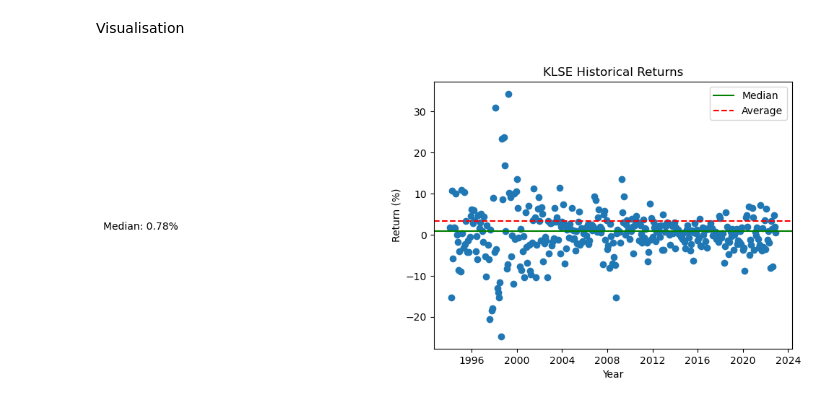
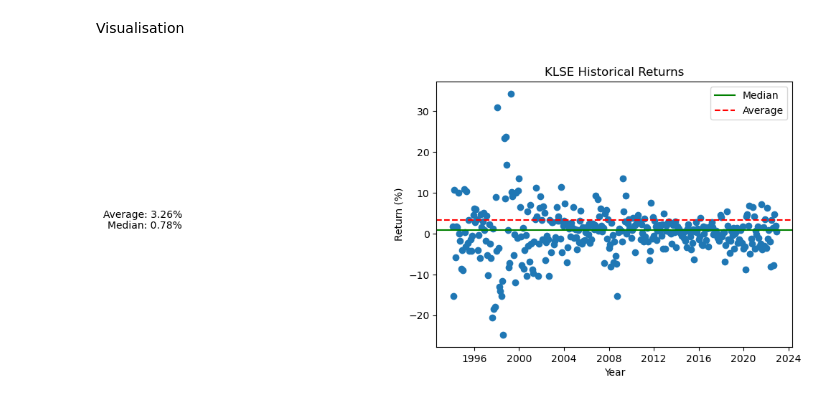
Before and after one commit to rogerloh-acc/Finance-Model-, a Jupyter notebook: Historical Index Returns/Historical Index Returns.ipynb, the cells around one changed output. Drawn from its saved outputs; the diff is of its cells as text; code cells hidden in the pictures.

```diff
--- a/Historical Index Returns/Historical Index Returns.ipynb
+++ b/Historical Index Returns/Historical Index Returns.ipynb
@@ -49,23 +50,24 @@ dates = Index.index
 # %%
 # Add axis labels and a title
 plt.xlabel('Year')
 plt.ylabel('Return (%)')
 plt.title('KLSE Historical Returns')
 
 # Create a scatterplot of the returns data
 plt.scatter(dates, returns)
 
 # Draw a horizontal line
 plt.axhline(y=median_return, color='g', linestyle='-', label = 'Median')
 plt.axhline(y=average_return, color='r', linestyle='--', label = 'Average')
 
 # Add a text annotation to the plot showing the value of the average
 plt.text(x=0, y=median_return, s=f'Median: {median_return:.2f}%', horizontalalignment='right', verticalalignment='bottom')
+plt.text(x=0, y=average_return, s=f'Average: {average_return:.2f}%', horizontalalignment='right', verticalalignment='bottom')
 
 # Add a legend to the plot
 plt.legend()
 
 # Show the plot
 plt.show()
 # %% [output]
-[figure, old version]
+[figure, new version]
```
Also changed, not shown: parts of 1 cell of this notebook.
